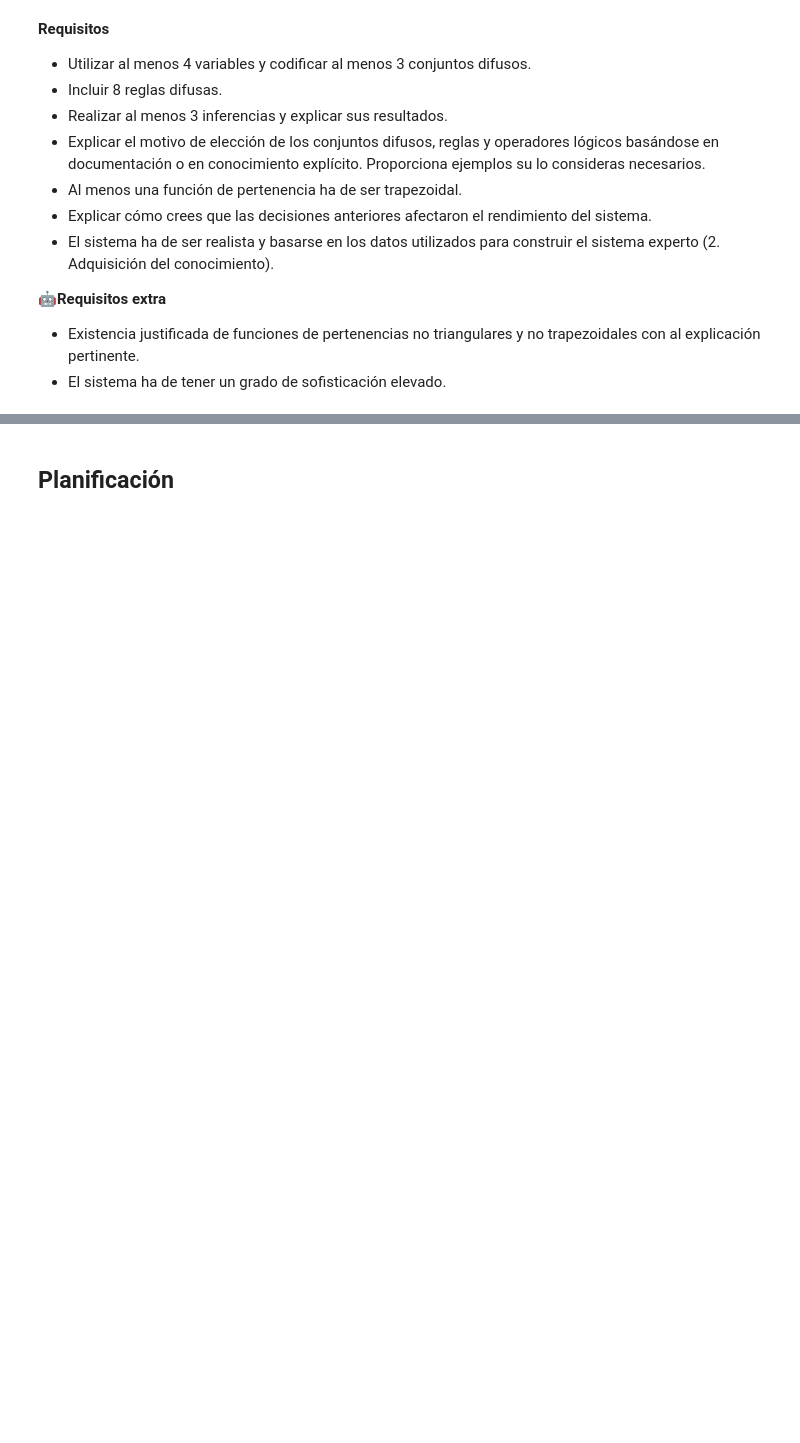
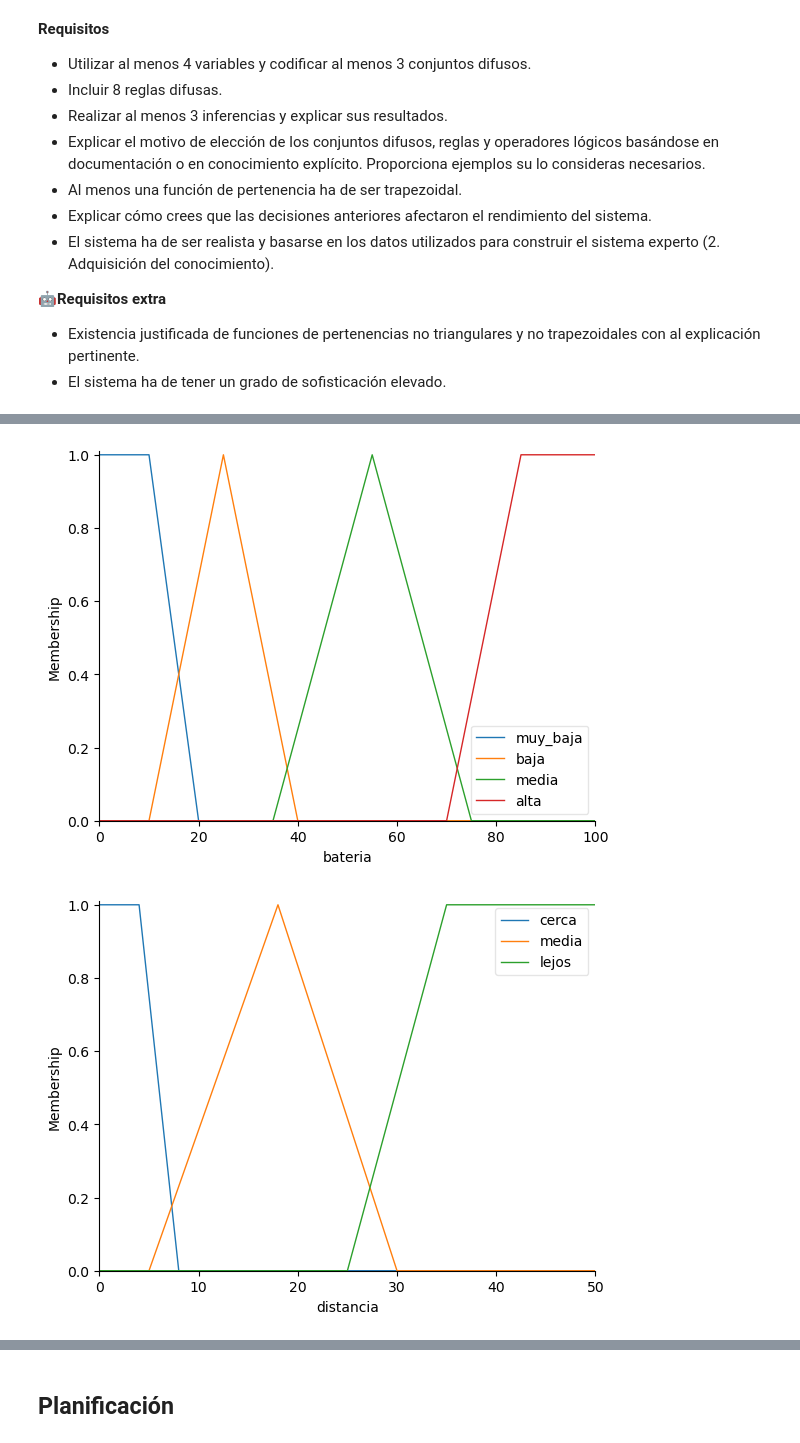
Before and after one commit to Jon8a/Sistemas-Inteligentes-Grupo2, a Jupyter notebook: Entrega Fuzzy/SSII_25-26_Práctica 3_Fuzzy.ipynb, the cells around one changed output, grey strips where cells are left out. Saved outputs shown, nothing was run; the diff lists cells and outputs as text; code cells hidden in the pictures; blank space fills up the shorter version.

```diff
--- a/Entrega Fuzzy/SSII_25-26_Práctica 3_Fuzzy.ipynb
+++ b/Entrega Fuzzy/SSII_25-26_Práctica 3_Fuzzy.ipynb
@@ -192,0 +201,8 @@ ULMA Handling Systems (2024). Automatización y seguridad en intralogística AMR
+# %%
+
+bateria   = ctrl.Antecedent(np.arange(0, 100.1, 0.1), 'bateria')      # %
+distancia = ctrl.Antecedent(np.arange(0, 50.1, 0.1),  'distancia')     # m
+congestion= ctrl.Antecedent(np.arange(0, 100.1, 0.1), 'congestion')    # %
+urgencia  = ctrl.Antecedent(np.arange(0, 10.1, 0.1),  'urgencia')      # 0-10
+
+velocidad = ctrl.Consequent(np.arange(0, 1.51, 0.01), 'velocidad')     # m/s
@@ -192,0 +215,40 @@ ULMA Handling Systems (2024). Automatización y seguridad en intralogística AMR
+# %%
+
+# bateria (%)
+bateria['muy_baja'] = fuzz.trapmf(bateria.universe, [0, 0, 10, 20])
+bateria['baja']     = fuzz.trimf(bateria.universe, [10, 25, 40])
+bateria['media']    = fuzz.trimf(bateria.universe, [35, 55, 75])
+bateria['alta']     = fuzz.trapmf(bateria.universe, [70, 85, 100, 100])
+
+# distancia (m)
+distancia['cerca']  = fuzz.trapmf(distancia.universe, [0, 0, 4, 8])
+distancia['media']  = fuzz.trimf(distancia.universe, [5, 18, 30])
+distancia['lejos']  = fuzz.trapmf(distancia.universe, [25, 35, 50, 50])
+
+# congestion (%)
+congestion['baja']  = fuzz.trapmf(congestion.universe, [0, 0, 15, 30])
+congestion['media'] = fuzz.trimf(congestion.universe, [20, 45, 70])
+congestion['alta']  = fuzz.trapmf(congestion.universe, [60, 75, 100, 100])
+
+# urgencia (0-10)
+urgencia['baja']    = fuzz.trapmf(urgencia.universe, [0, 0, 2, 4])
+urgencia['media']   = fuzz.trimf(urgencia.universe, [3, 5.5, 7])
+urgencia['alta']    = fuzz.trimf(urgencia.universe, [6, 7.5, 9])
+urgencia['critica'] = fuzz.trapmf(urgencia.universe, [8.5, 9.2, 10, 10])
+
+# velocidad (m/s)
+velocidad['muy_baja'] = fuzz.trapmf(velocidad.universe, [0.00, 0.00, 0.15, 0.30])
+velocidad['baja']     = fuzz.trimf(velocidad.universe, [0.20, 0.40, 0.65])
+velocidad['media']    = fuzz.trimf(velocidad.universe, [0.55, 0.80, 1.05])
+velocidad['alta']     = fuzz.trimf(velocidad.universe, [0.95, 1.15, 1.30])
+velocidad['muy_alta'] = fuzz.trapmf(velocidad.universe, [1.20, 1.32, 1.50, 1.50])
+
+
+bateria.view()
+distancia.view()
+congestion.view()
+urgencia.view()
+velocidad.view()
+# %% [output]
+[figure, added]
+[figure, added]
```
Also changed, not shown: parts of 18 cells of this notebook.
